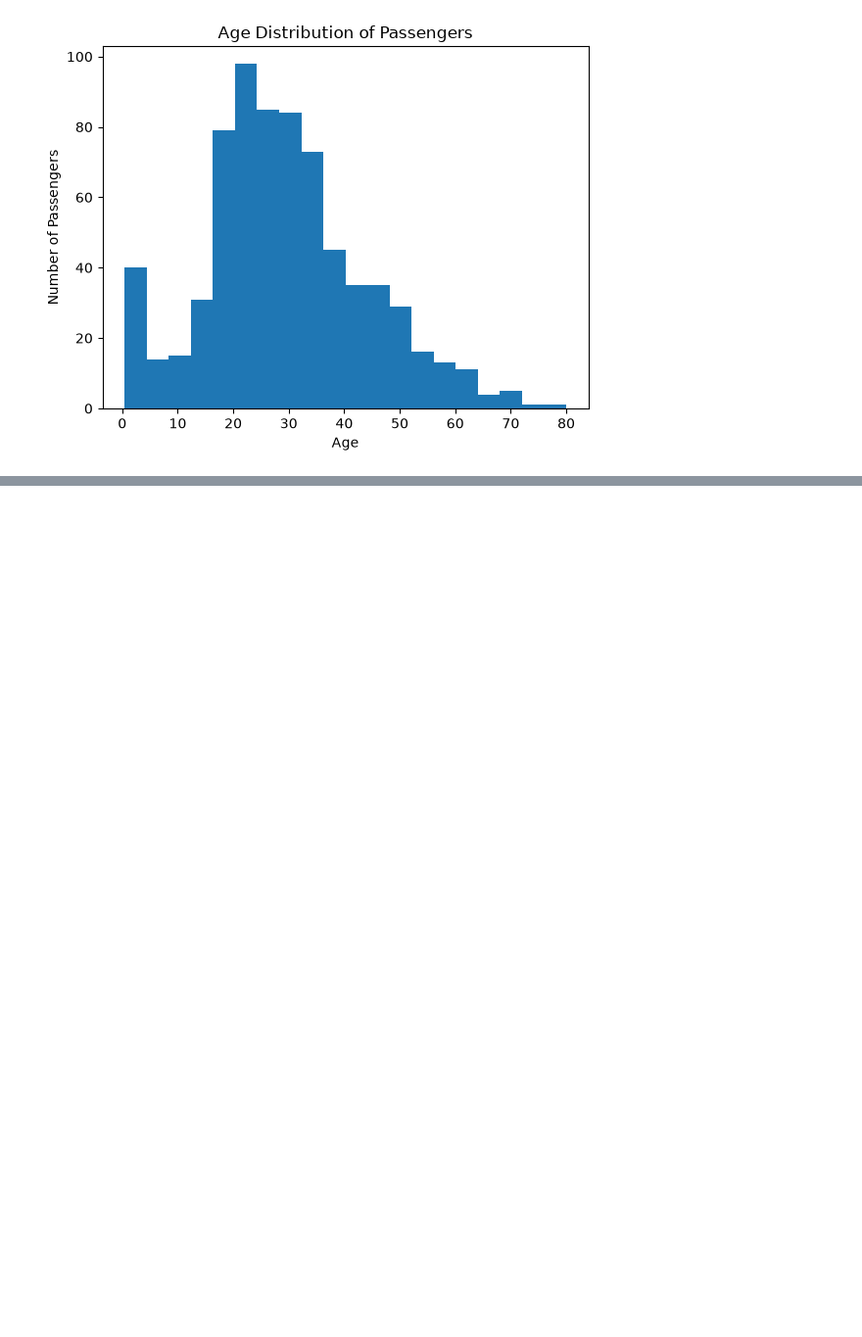
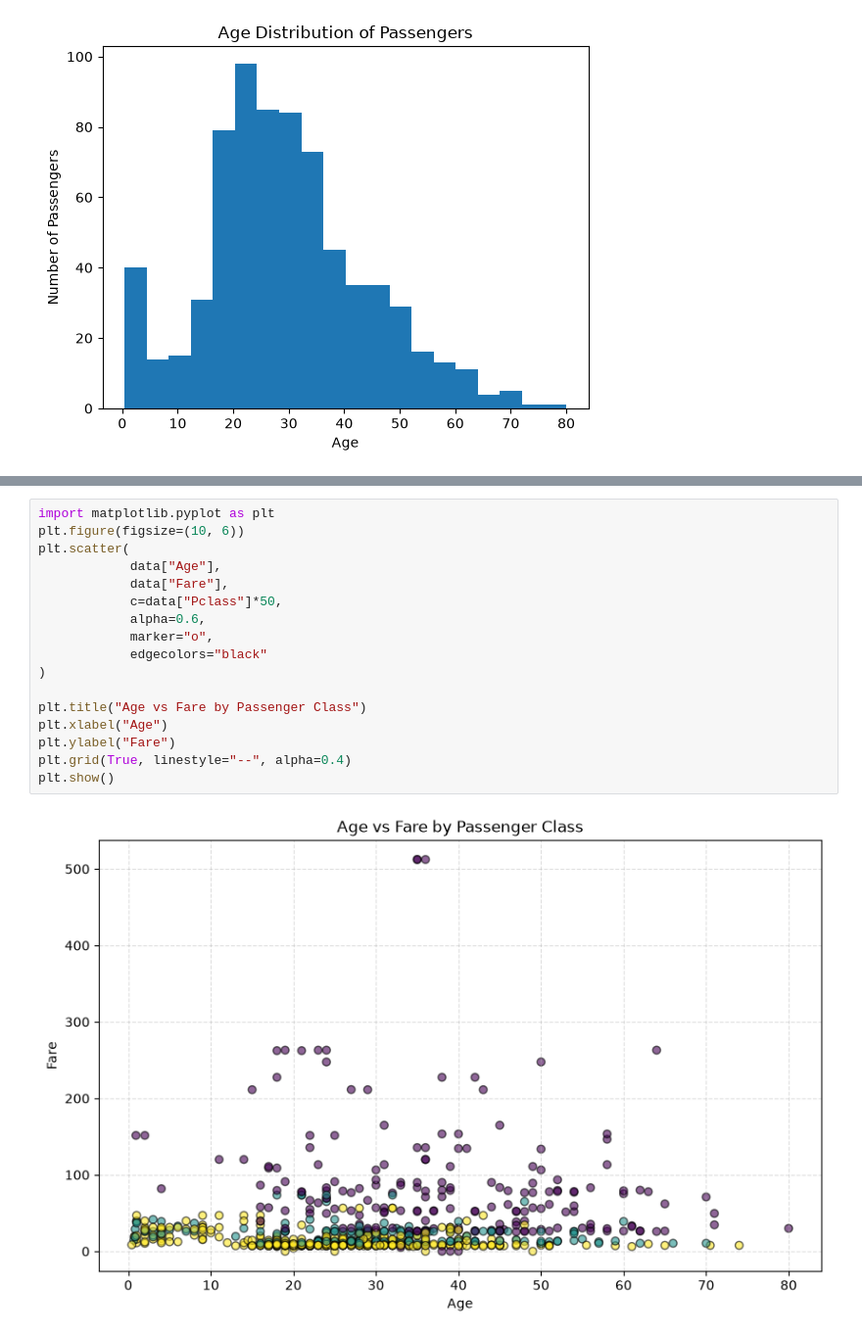
Before and after one commit to Harshit83183/Pythonn, a Jupyter notebook: Day_matplotlib.ipynb, the cells around one changed output, grey strips where cells are left out. Shown at 98% size. Cells and saved outputs as stored; diff of their text form; blank space fills up the shorter version.

```diff
--- a/Day_matplotlib.ipynb
+++ b/Day_matplotlib.ipynb
@@ -213,0 +223,19 @@ plt.show()
+# %%
+import matplotlib.pyplot as plt
+plt.figure(figsize=(10, 6))
+plt.scatter(
+            data["Age"],
+            data["Fare"],
+            c=data["Pclass"]*50,
+            alpha=0.6,
+            marker="o",
+            edgecolors="black"
+)
+
+plt.title("Age vs Fare by Passenger Class")
+plt.xlabel("Age")
+plt.ylabel("Fare")
+plt.grid(True, linestyle="--", alpha=0.4)
+plt.show()
+# %% [output]
+[figure, added]
```
Also changed, not shown: parts of 2 cells of this notebook.
